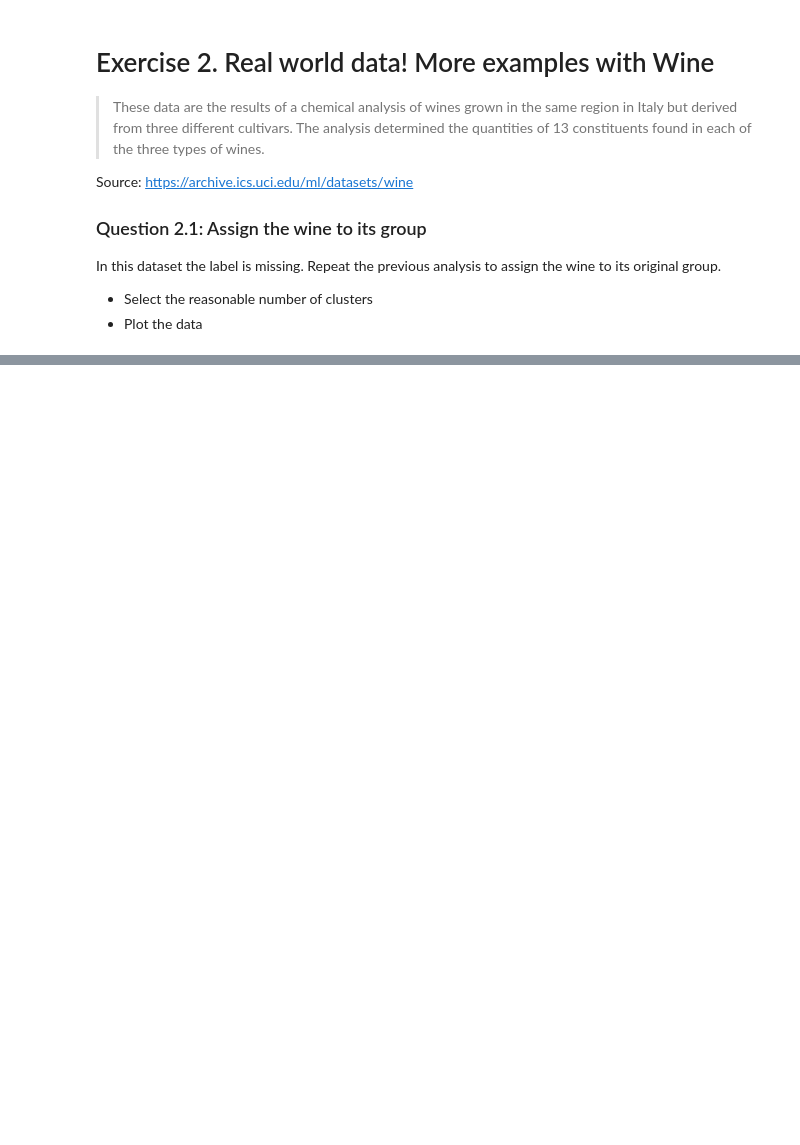
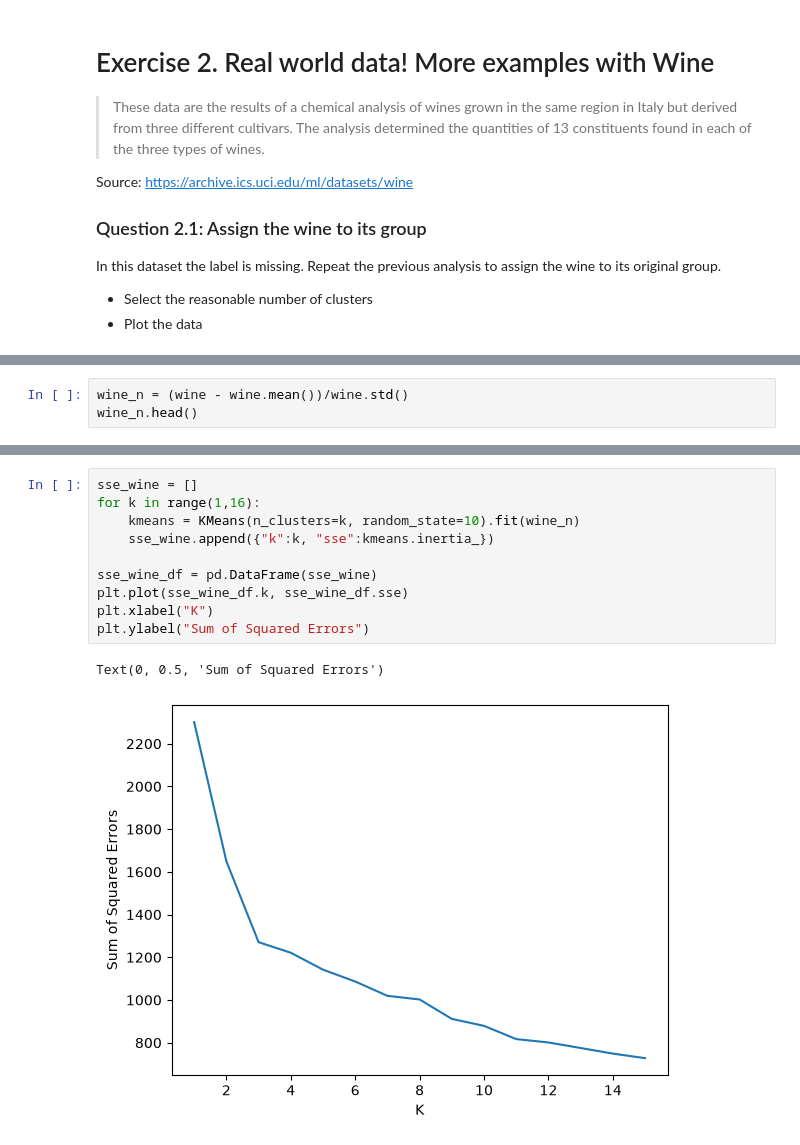
Before and after one commit to haaissa/ada-2026, a Jupyter notebook: Exercises/08 - Learning from data - Unsupervised learning/Unsupervised_Learning.ipynb, the cells around one changed output, grey strips where cells are left out. Saved outputs shown, nothing was run; the diff lists cells and outputs as text; blank space fills up the shorter version.

```diff
--- a/Exercises/08 - Learning from data - Unsupervised learning/Unsupervised_Learning.ipynb
+++ b/Exercises/08 - Learning from data - Unsupervised learning/Unsupervised_Learning.ipynb
@@ -378,0 +439,3 @@ wine.head()
+# %%
+wine_n = (wine - wine.mean())/wine.std()
+wine_n.head()
@@ -378,0 +449,13 @@ wine.head()
+# %%
+sse_wine = []
+for k in range(1,16):
+    kmeans = KMeans(n_clusters=k, random_state=10).fit(wine_n)
+    sse_wine.append({"k":k, "sse":kmeans.inertia_})
+
+sse_wine_df = pd.DataFrame(sse_wine)
+plt.plot(sse_wine_df.k, sse_wine_df.sse)
+plt.xlabel("K")
+plt.ylabel("Sum of Squared Errors")
+# %% [output]
+Text(0, 0.5, 'Sum of Squared Errors')
+[figure, added]
```
Also changed, not shown: parts of 17 cells of this notebook, 2 other files.
